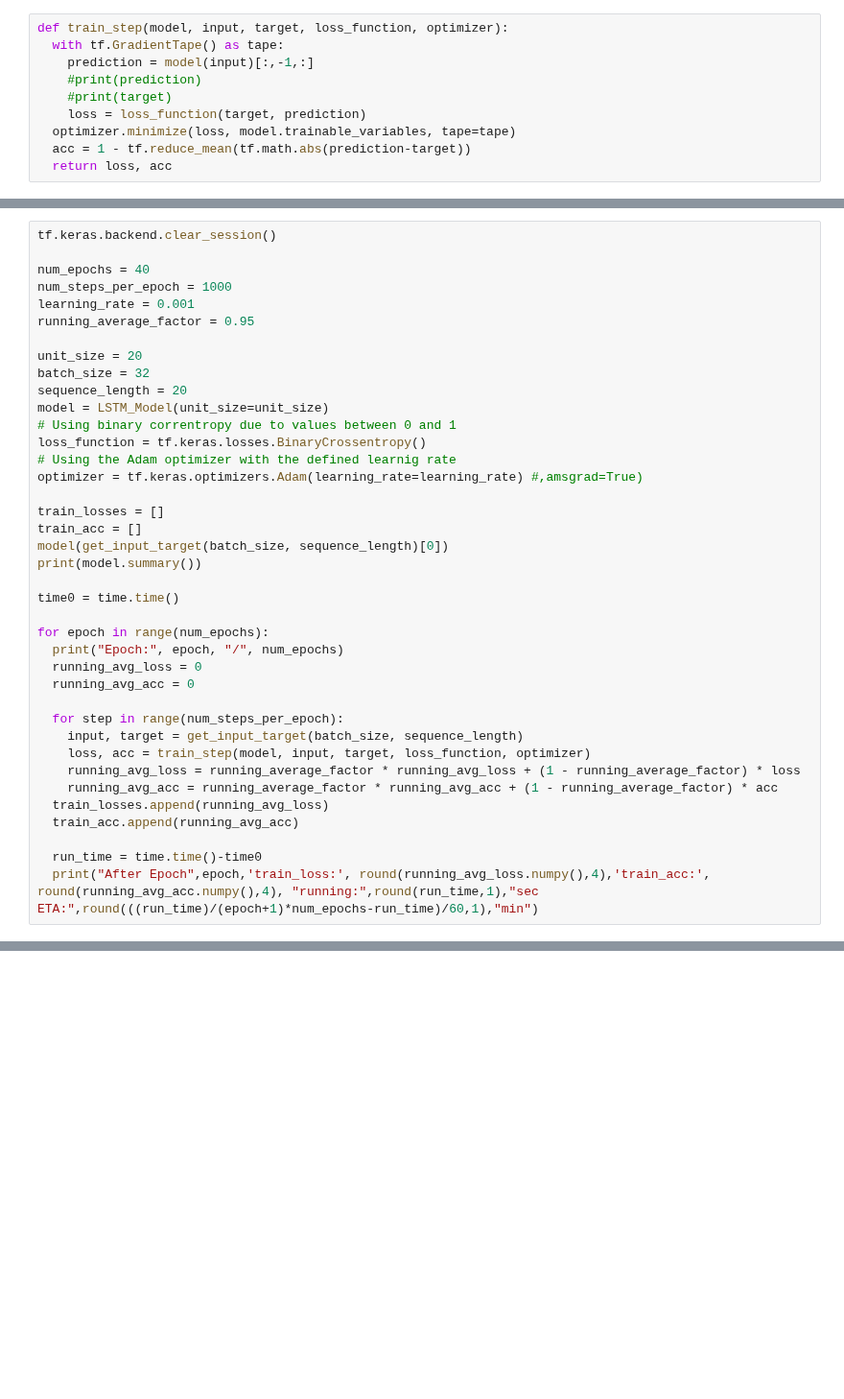
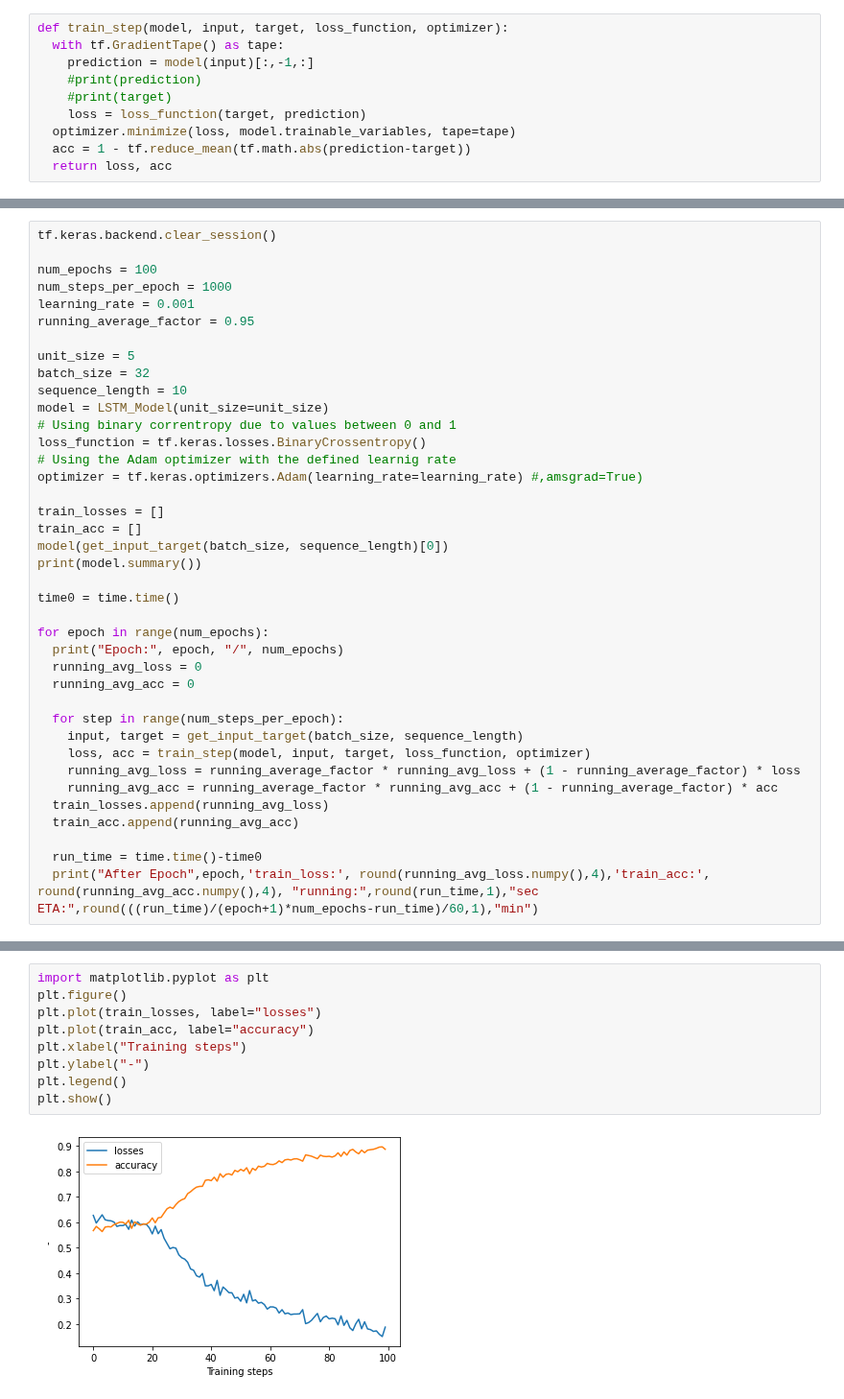
Before and after one commit to lbuerger/IANNwTF, a Jupyter notebook: homework9/hw9_210112.ipynb, the cells around one changed output, grey strips where cells are left out. Shown at 96% size. Cells and saved outputs as stored; diff of their text form; blank space fills up the shorter version.

```diff
--- a/homework9/hw9_210112.ipynb
+++ b/homework9/hw9_210112.ipynb
@@ -158,14 +158,14 @@ targets (3, 1)
 # %%
 tf.keras.backend.clear_session()
 
-num_epochs = 40
+num_epochs = 100
 num_steps_per_epoch = 1000
 learning_rate = 0.001
 running_average_factor = 0.95
 
-unit_size = 20
+unit_size = 5
 batch_size = 32
-sequence_length = 20
+sequence_length = 10
 model = LSTM_Model(unit_size=unit_size)
 # Using binary correntropy due to values between 0 and 1
 loss_function = tf.keras.losses.BinaryCrossentropy()
@@ -215,0 +215,11 @@ Epoch: 1 / 40
+# %%
+import matplotlib.pyplot as plt
+plt.figure()
+plt.plot(train_losses, label="losses")
+plt.plot(train_acc, label="accuracy")
+plt.xlabel("Training steps")
+plt.ylabel("-")
+plt.legend()
+plt.show()
+# %% [output]
+[figure, added]
```
Also changed, not shown: parts of 3 cells of this notebook.
